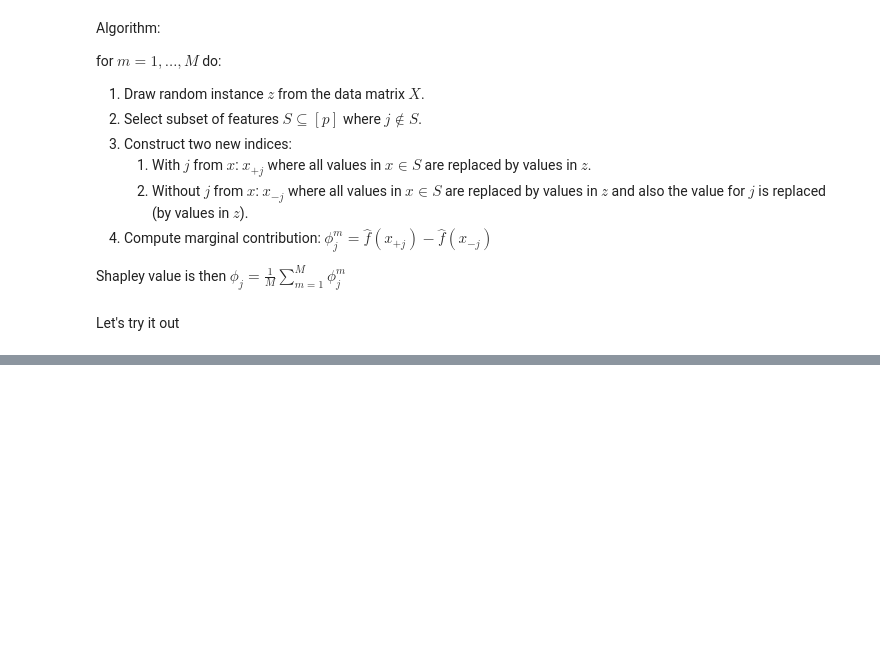
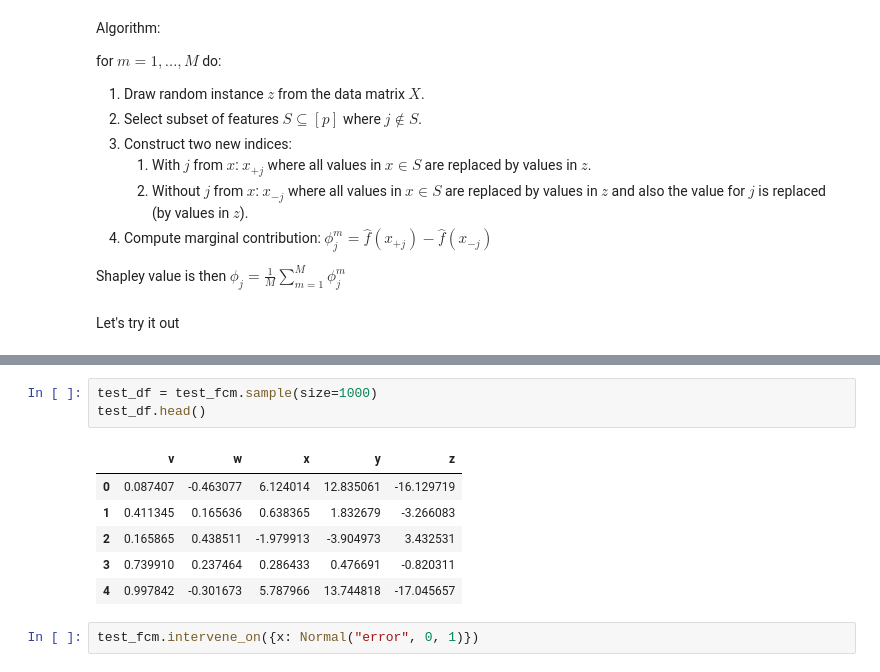
Before and after one commit to konstantingoe/causal_reading, a Jupyter notebook: topics/week_1/shapley_linear_model.ipynb, the cells around one changed output, grey strips where cells are left out. Cells and saved outputs as stored; diff of their text form; blank space fills up the shorter version.

```diff
--- a/topics/week_1/shapley_linear_model.ipynb
+++ b/topics/week_1/shapley_linear_model.ipynb
@@ -67,0 +68,12 @@ Successfully installed joblib-1.4.2 scikit-learn-1.4.2 threadpoolctl-3.5.0
+# %%
+test_df = test_fcm.sample(size=1000)
+test_df.head()
+# %% [output]
+|  | v | w | x | y | z |
+| 0 | 0.087407 | -0.463077 | 6.124014 | 12.835061 | -16.129719 |
+| 1 | 0.411345 | 0.165636 | 0.638365 | 1.832679 | -3.266083 |
+| 2 | 0.165865 | 0.438511 | -1.979913 | -3.904973 | 3.432531 |
+| 3 | 0.739910 | 0.237464 | 0.286433 | 0.476691 | -0.820311 |
+| 4 | 0.997842 | -0.301673 | 5.787966 | 13.744818 | -17.045657 |
+# %%
+test_fcm.intervene_on({x: Normal("error", 0, 1)})
```
Also changed, not shown: parts of 19 cells of this notebook.
